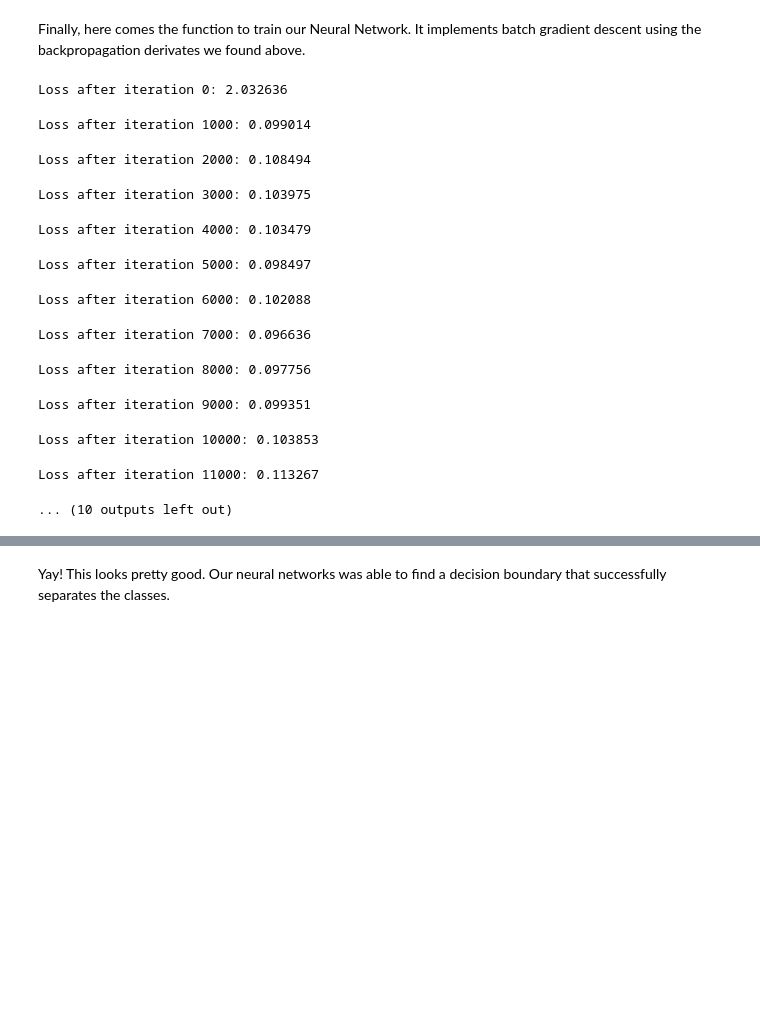
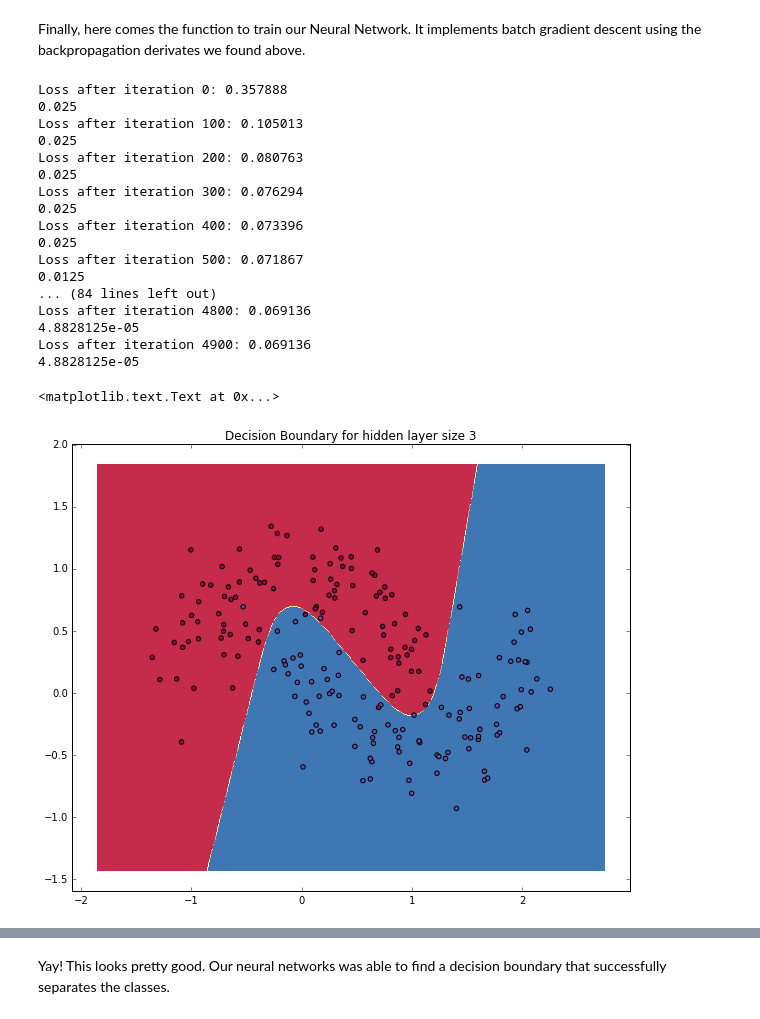
Before and after one commit to squidarth/nn-from-scratch, a Jupyter notebook: nn-from-scratch.ipynb, the cells around one changed output, grey strips where cells are left out. Saved outputs shown, nothing was run; the diff lists cells and outputs as text; code cells hidden in the pictures; blank space fills up the shorter version.

```diff
--- a/nn-from-scratch.ipynb
+++ b/nn-from-scratch.ipynb
@@ -306,24 +370,33 @@ def build_model_with_minibatch(nn_hdim, num_passes=20000, print_loss=False, num_
 # %%
 # Build a model with a 3-dimensional hidden layer
-model_with_minibatch = build_model_with_minibatch(3, print_loss=True, num_batches=20)
+#model_with_minibatch = build_model_with_minibatch(3, print_loss=True, num_batches=20)
+
+# build a model with learning decay
+model_with_learning_decay = build_model_decay_learning(3, num_passes=5000, print_loss=True, lr=0.05)
 
 # Plot the decision boundary
-plot_decision_boundary(lambda x: predict(model_with_minibatch, x))
+plot_decision_boundary(lambda x: predict(model_with_learning_decay, x))
 plt.title("Decision Boundary for hidden layer size 3")
 # %% [output]
-Loss after iteration 0: 2.032636
+Loss after iteration 0: 0.357888
+0.025
+Loss after iteration 100: 0.105013
+0.025
+Loss after iteration 200: 0.080763
+0.025
+Loss after iteration 300: 0.076294
+0.025
+Loss after iteration 400: 0.073396
+0.025
+Loss after iteration 500: 0.071867
+0.0125
+... (84 lines left out)
+Loss after iteration 4800: 0.069136
+4.8828125e-05
+Loss after iteration 4900: 0.069136
+4.8828125e-05
-Loss after iteration 1000: 0.099014
+<matplotlib.text.Text at 0x...>
-Loss after iteration 2000: 0.108494
-Loss after iteration 3000: 0.103975
-Loss after iteration 4000: 0.103479
-Loss after iteration 5000: 0.098497
-Loss after iteration 6000: 0.102088
-Loss after iteration 7000: 0.096636
-Loss after iteration 8000: 0.097756
-Loss after iteration 9000: 0.099351
-Loss after iteration 10000: 0.103853
-Loss after iteration 11000: 0.113267
-... (10 outputs left out)
+[figure, added]
 # %%
 # Build a model with a 3-dimensional hidden layer
 model = build_model(3, print_loss=True)
```
Also changed, not shown: parts of 8 cells of this notebook.
